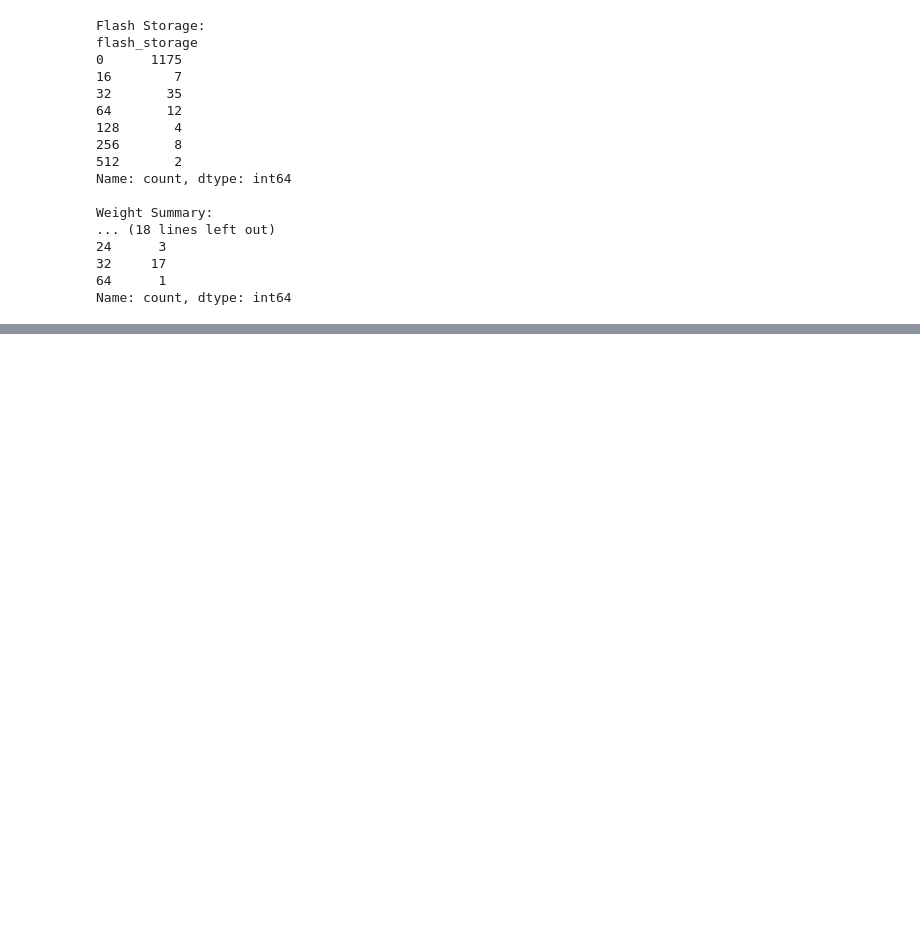
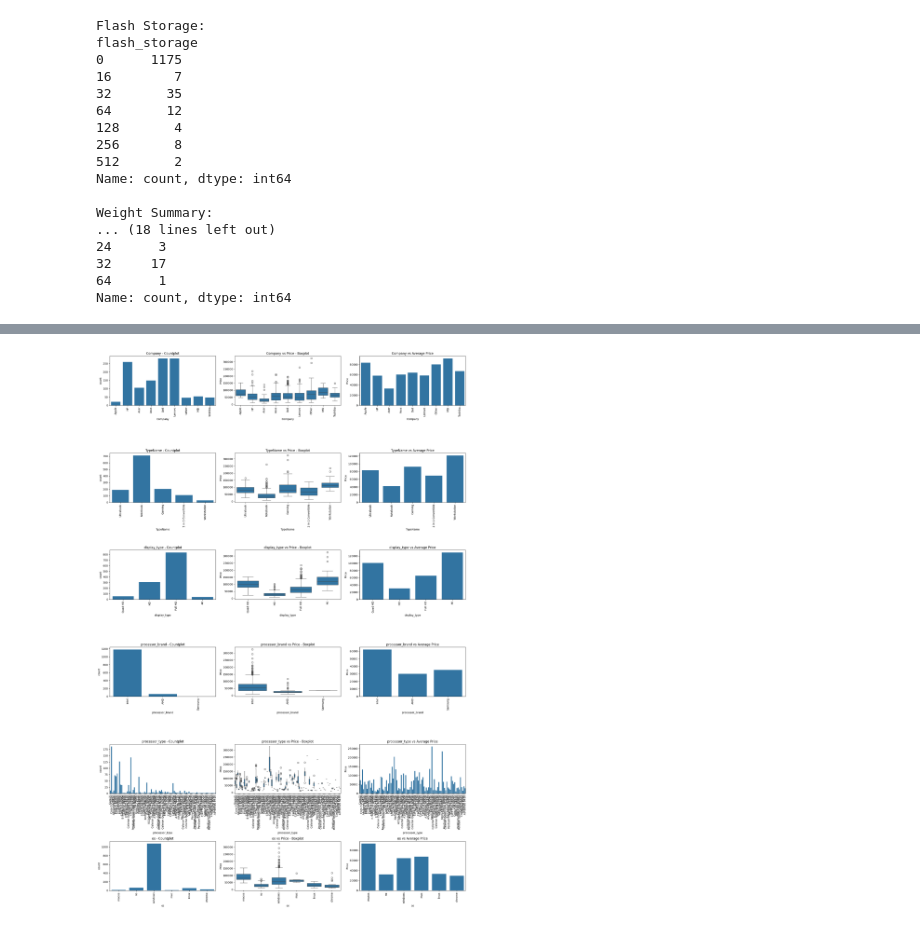
Before and after one commit to shivanshu-web/Mini_Project, a Jupyter notebook: EDA.ipynb, the cells around one changed output, grey strips where cells are left out. Drawn from its saved outputs; the diff is of its cells as text; code cells hidden in the pictures; blank space fills up the shorter version.

```diff
--- a/EDA.ipynb
+++ b/EDA.ipynb
@@ -238,0 +285,2 @@ Name: count, dtype: int64
+# %%
+clean_df["Company"]=clean_df["Company"].apply(brand)
@@ -238,0 +302,38 @@ Name: count, dtype: int64
+# %%
+import matplotlib.pyplot as plt
+import seaborn as sns
+import math
+
+# Select categorical columns
+categorical_cols = clean_df.select_dtypes(
+    include=['object', 'category']
+).columns
+
+# Subplots: rows = categorical columns, columns = 3 graphs
+fig, axes = plt.subplots(
+    len(categorical_cols), 3,
+    figsize=(20, 5 * len(categorical_cols)),
+    squeeze=False
+)
+
+for i, col in enumerate(categorical_cols):
+
+    # 1. Countplot
+    sns.countplot(data=clean_df, x=col, ax=axes[i, 0])
+    axes[i, 0].set_title(f'{col} - Countplot')
+    axes[i, 0].tick_params(axis='x', rotation=90)
+
+    # 2. Boxplot: Category vs Price
+    sns.boxplot(data=clean_df, x=col, y='Price', ax=axes[i, 1])
+    axes[i, 1].set_title(f'{col} vs Price - Boxplot')
+    axes[i, 1].tick_params(axis='x', rotation=90)
+
+    # 3. Barplot: Average Price per Category
+    sns.barplot(data=clean_df, x=col, y='Price', errorbar=None, ax=axes[i, 2])
+    axes[i, 2].set_title(f'{col} vs Average Price')
+    axes[i, 2].tick_params(axis='x', rotation=90)
+
+plt.tight_layout()
+plt.show()
+# %% [output]
+[figure, added]
```
Also changed, not shown: parts of 38 cells of this notebook.
